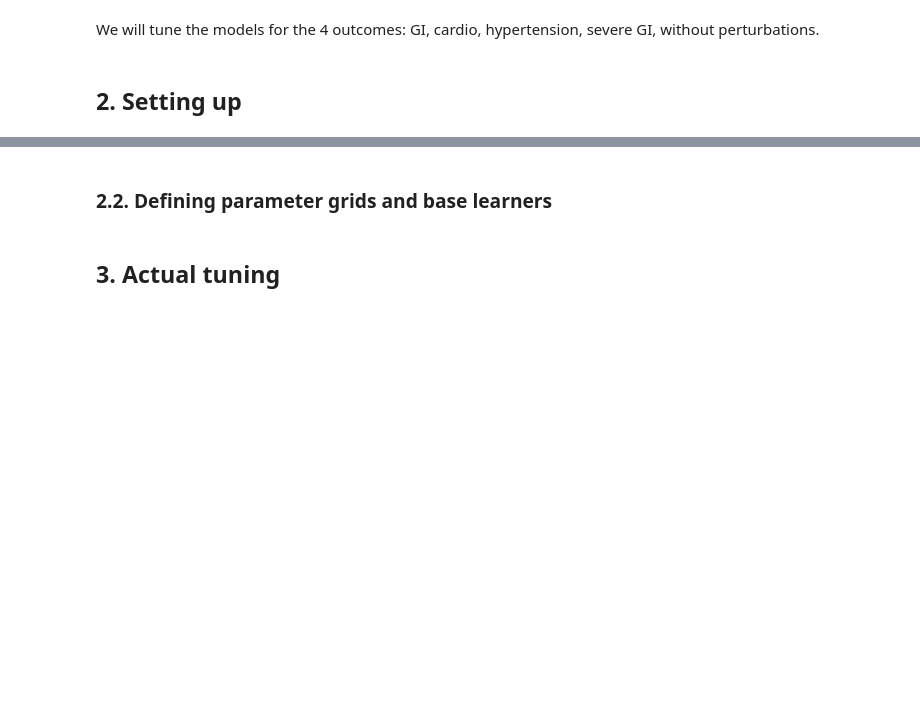
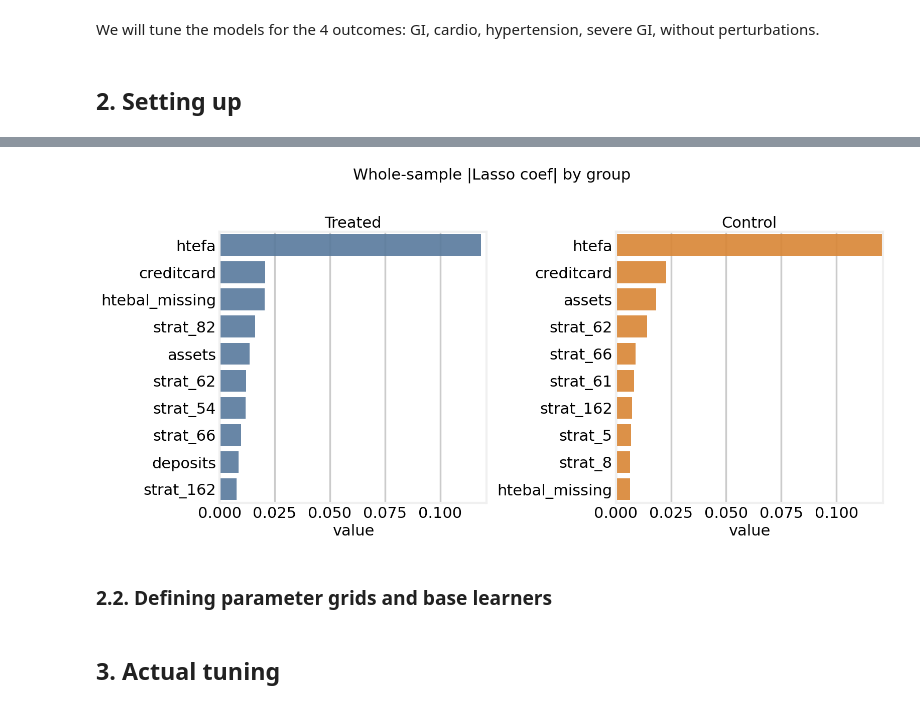
Before and after one commit to Zen0fficial/causal-targeting, a Jupyter notebook: 02_tune_CATE_estimators.ipynb, the cells around one changed output, grey strips where cells are left out. Saved outputs shown, nothing was run; the diff lists cells and outputs as text; code cells hidden in the pictures; blank space fills up the shorter version.

Commit message:
Update 02_tune_CATE_estimators: lasso-based selection, whole-sample/per-group plots, top-10 merge, updated meta

```diff
--- a/02_tune_CATE_estimators.ipynb
+++ b/02_tune_CATE_estimators.ipynb
@@ -89,7 +87,7 @@ treatment_var = "message_fa"
 strat_vars = [c for c in trainval_df.columns if c.startswith("strat_")]
 
 # low-cardinality categoricals (exclude outcomes/treatment/id and obvious non-features like 'group')
-cat_candidates = ['reminder_freq', 'reminder_infreq', 'camp_short', 'htefa', 'htebal']
+cat_candidates = ['reminder_freq', 'reminder_infreq', 'camp_short', 'htefa', 'htebal', 'message']
 
 # Build missing indicators ONLY for categorical candidates that actually contain NaNs
 available_cats = [c for c in cat_candidates if c in trainval_df.columns]
@@ -130,11 +128,11 @@ X_design = X_design.loc[:, ~X_design.columns.duplicated()].copy()
 features = list(X_design.columns)
 
 # Filter
-model_df = pd.concat([X_design, trainval_df[[treatment_var] + outcomes]], axis=1)
+full_df = pd.concat([X_design, trainval_df[[treatment_var] + outcomes]], axis=1)
 
-print(f"Processed dataset: {model_df.shape[0]} rows")
+print(f"Processed dataset: {full_df.shape[0]} rows")
 print(f"Detected treatment_var='{treatment_var}'")
-print(f"Propensity score is {model_df[treatment_var].mean()}")
+print(f"Propensity score is {full_df[treatment_var].mean()}")
 print(f"Feature matrix: {X_design.shape[1]} columns")
 print(f"Outcomes to tune: {outcomes}")
 # %% [output]
@@ -266,3 +246,71 @@ for outcome in outcomes:
+# %%
+# Separate Lasso plots for treated vs control
+import numpy as np
+import pandas as pd
+import matplotlib.pyplot as plt
+import seaborn as sns
+from sklearn.linear_model import LassoCV
+from sklearn.preprocessing import StandardScaler
+from sklearn.pipeline import make_pipeline
+
+rv = outcomes[0]
+
+# Ensure 'TREATED' exists
+if 'TREATED' not in model_df.columns and treatment_var in model_df.columns:
+    model_df = model_df.rename(columns={treatment_var: 'TREATED'})
+
+cols_needed = [c for c in features] + ['TREATED', rv]
+df_subset = model_df.dropna(subset=[rv]).loc[:, cols_needed].copy()
+X_df = df_subset[features].copy().apply(pd.to_numeric, errors='coerce').fillna(0.0)
+y = df_subset[rv].values.astype(float)
+t = df_subset['TREATED'].values.astype(int)
+
+mask_t = (t == 1)
+mask_c = (t == 0)
+
+# Pipelines
+mk_lasso = lambda: make_pipeline(StandardScaler(with_mean=True, with_std=True), LassoCV(cv=5, random_state=405, max_iter=5000))
+
+lasso_treated = mk_lasso()
+lasso_control = mk_lasso()
+
+lasso_treated.fit(X_df.values[mask_t], y[mask_t])
+lasso_control.fit(X_df.values[mask_c], y[mask_c])
+
+coef_treated = np.abs(lasso_treated.named_steps['lassocv'].coef_.ravel())
+coef_control = np.abs(lasso_control.named_steps['lassocv'].coef_.ravel())
+
+df_treated = pd.DataFrame({'feature': features, 'value': coef_treated})
+df_control = pd.DataFrame({'feature': features, 'value': coef_control})
+
+k = 10
+plot_treated = df_treated.nlargest(k, 'value').copy()
+plot_control = df_control.nlargest(k, 'value').copy()
+
+plt.figure(figsize=(16, 8))
+plt.suptitle('Whole-sample |Lasso coef| by group')
+
+ax1 = plt.subplot(1, 2, 1)
+sns.barplot(data=plot_treated, y='feature', x='value', orient='h', alpha=0.9, color='#4c78a8', ax=ax1)
+ax1.set_title('Treated')
+ax1.set_ylabel('')
+
+ax2 = plt.subplot(1, 2, 2)
+sns.barplot(data=plot_control, y='feature', x='value', orient='h', alpha=0.9, color='#f58518', ax=ax2)
+ax2.set_title('Control')
+ax2.set_ylabel('')
+
+xmax = float(max(
+    plot_treated['value'].max() if len(plot_treated) else 0.0,
+    plot_control['value'].max() if len(plot_control) else 0.0
+))
+ax1.set_xlim(0, xmax)
+ax2.set_xlim(0, xmax)
+
+plt.tight_layout(rect=(0, 0.03, 1, 0.95))
+plt.show()
+# %% [output]
+[figure, added]
 # %% [markdown]
 ### 2.2. Defining parameter grids and base learners
 # %%
```
Also changed, not shown: parts of 9 cells of this notebook.
